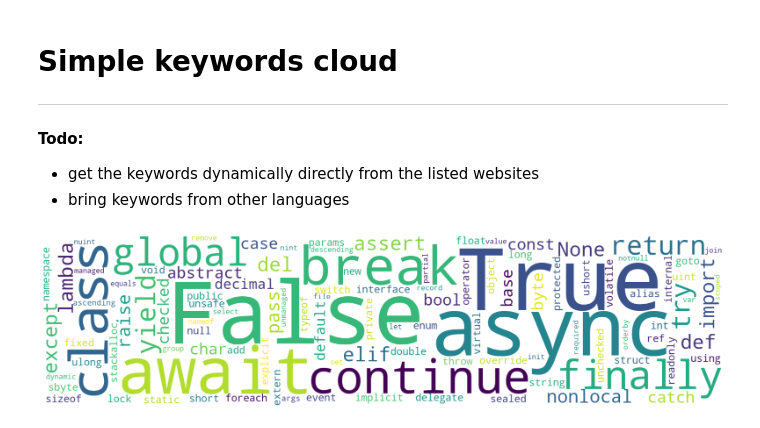
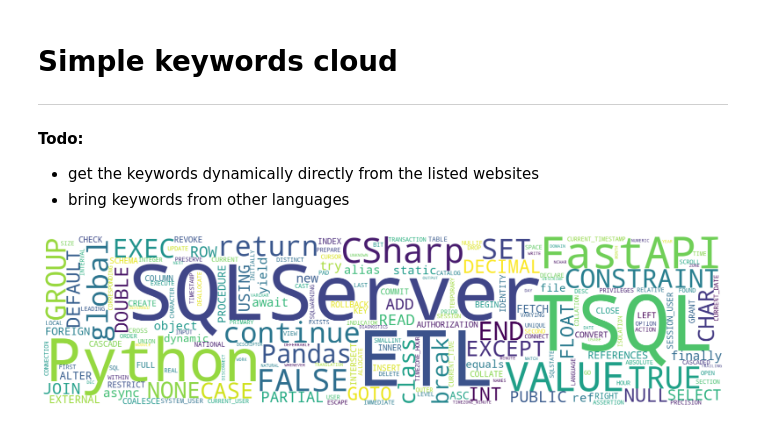
Before and after one commit to borosuk/keywords-cloud, a Jupyter notebook: keywords_cloud.ipynb, the cells around one changed output. Drawn from its saved outputs; the diff is of its cells as text; code cells hidden in the pictures.

Commit message:
Added a highlights option, with weighted value (i.e. how often the word should be considered for the cloud).

```diff
--- a/keywords_cloud.ipynb
+++ b/keywords_cloud.ipynb
@@ -27,15 +27,35 @@ keywords['t-sql'] = [
 ]
 
+# Few keywords to highlight and their weight
+highlights = {
+    'SQLServer': 10,
+    'TSQL': 10,
+    'ETL': 10,
+    'Python': 6,
+    'Pandas': 4,
+    'FastAPI': 6,
+    'CSharp': 5
+}
+
+# Add the highlights
+keywords['highlights'] = [k for k in highlights for _ in range(highlights[k])]
+
 # get the full text (or add a condition to the comprehensive list, i.e.:  if k in ['python', 'c#'])
 txt = ' '.join([v for k in keywords for v in keywords[k]])
 
 # Create and generate a word cloud image (1584x396 is the LinkedIn profile background recommended size):
-wordcloud = WordCloud(width=1584, height=396, background_color='white').generate(txt)
+wordcloud = WordCloud(
+    width=1584,
+    height=396,
+    background_color='white',
+    collocations=False
+)
+wordcloud.generate(txt)
 
 # Display the generated image:
 plt.figure( figsize=(20,10) )
 plt.imshow(wordcloud, interpolation='bilinear')
 plt.axis("off")
 plt.show()
 # %% [output]
-[figure, old version]
+[figure, new version]
```
